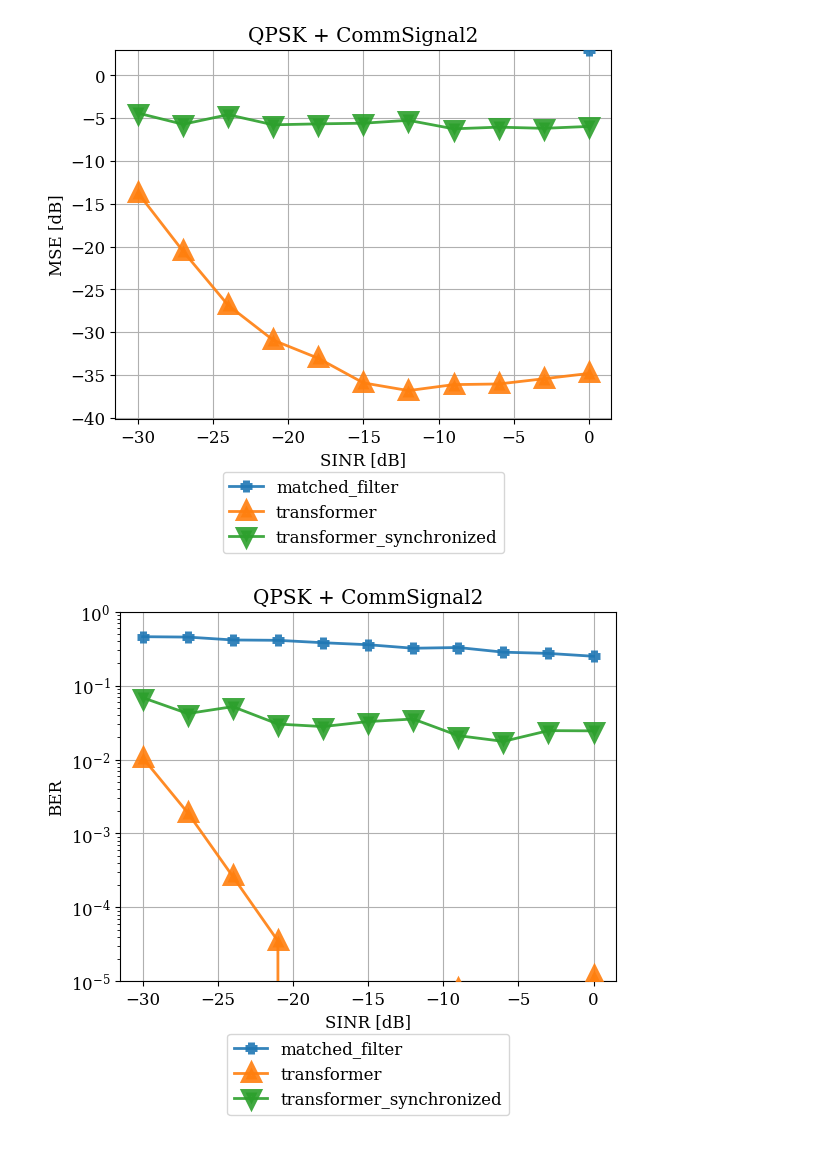
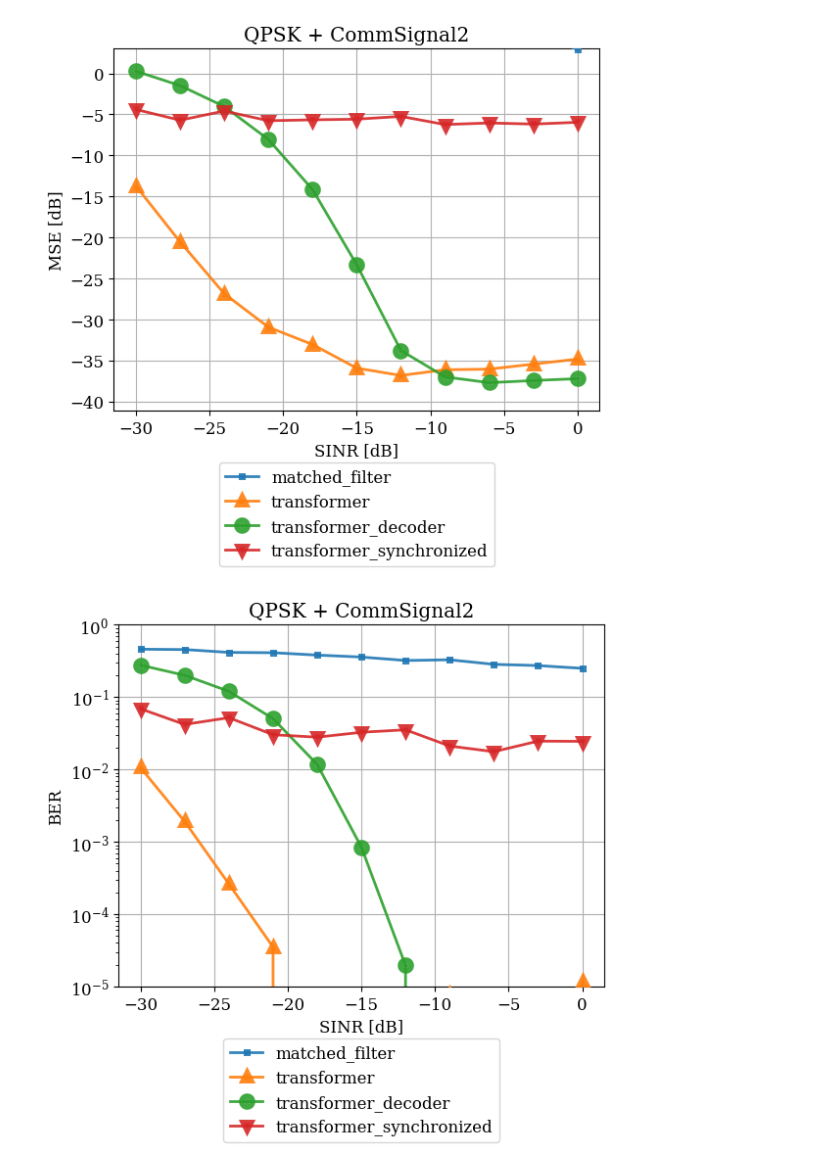
Before and after one commit to tkj516/RF_transformer, a Jupyter notebook: eval/visualize.ipynb, the cells around one changed output. Saved outputs shown, nothing was run; the diff lists cells and outputs as text; code cells hidden in the pictures.

```diff
--- a/eval/visualize.ipynb
+++ b/eval/visualize.ipynb
@@ -28,16 +28,40 @@ def compute_ber_score(ber_mean, ber_thr=1e-2):
 # %%
 testset_identifier = "TestSet1Mixture"
 
-all_methods_string = ["matched_filter", "transformer", "transformer_synchronized"]
+all_methods_string = [
+    "matched_filter",
+    "transformer",
+    "transformer_decoder",
+    "transformer_synchronized",
+]
 
 marker_dict = {
     "matched_filter": "+",
     "transformer": "^",
+    "transformer_decoder": "o",
     "transformer_synchronized": "v",
 }
-ms_dict = {"matched_filter": 8, "transformer": 8, "transformer_synchronized": 8}
-mew_dict = {"matched_filter": 5, "transformer": 5, "transformer_synchronized": 5}
-zorder_dict = {"matched_filter": 90, "transformer": 90, "transformer_synchronized": 90}
+ms_dict = {
+    "matched_filter": 4,
+    "transformer": 4,
+    "transformer_decoder": 4,
+    "transformer_synchronized": 4,
+}
+mew_dict = {
+    "matched_filter": 5,
+    "transformer": 5,
+    "transformer_decoder": 8,
+    "transformer_synchronized": 5,
+}
+zorder_dict = {
+    "matched_filter": 90,
+    "transformer": 90,
+    "transformer_decoder": 90,
+    "transformer_synchronized": 90,
+}
+
+if not os.path.exists("/home/tejasj/data2/RF_transformer/eval_outputs/figures"):
+    os.makedirs("/home/tejasj/data2/RF_transformer/eval_outputs/figures")
 
 for soi_type in ["QPSK"]:
     for interference_sig_type in ["CommSignal2"]:
@@ -46,10 +70,11 @@ for soi_type in ["QPSK"]:
             mse_mean, ber_mean = pickle.load(
                 open(
                     os.path.join(
-                        "eval_outputs",
+                        "/home/tejasj/data2/RF_transformer/eval_outputs",
                         "results",
                         "unsynchronized",
-                        f"{id_string}_{testset_identifier}_exports_summary_{soi_type}_{interference_sig_type}.pkl",
+                        f"{id_string}_{testset_identifier}_exports_summary_"
+                        f"{soi_type}_{interference_sig_type}.pkl",
                     ),
                     "rb",
                 )
@@ -79,42 +104,44 @@ for soi_type in ["QPSK"]:
         plt.xlabel("SINR [dB]")
         plt.ylabel("MSE [dB]")
         plt.title(f"{soi_type} + {interference_sig_type}")
+
         plt.savefig(
             os.path.join(
-                "figures",
+                "/home/tejasj/data2/RF_transformer/eval_outputs/figures",
                 f"collated_MSE_{soi_type}_{interference_sig_type}_Comparison.png",
             ),
             dpi=300,
             bbox_inches="tight",
         )
 
         plt.figure()
         for id_str in ber_to_plot.keys():
             marker_style = "x--" if "Default" in id_str else marker_dict[id_str] + "-"
             plt.semilogy(
                 all_sinr,
                 ber_to_plot[id_str],
                 marker_style,
                 label=id_str,
                 alpha=0.6 if "Default" in id_str else 0.9,
                 ms=ms_dict[id_str],
                 mew=mew_dict[id_str],
                 zorder=zorder_dict[id_str],
             )
         plt.legend(loc="upper center", bbox_to_anchor=(0.5, -0.12))
         plt.grid()
         plt.ylim([1e-5, 1])
         plt.xlabel("SINR [dB]")
         plt.ylabel("BER")
         plt.title(f"{soi_type} + {interference_sig_type}")
+
         plt.savefig(
             os.path.join(
-                "figures",
+                "/home/tejasj/data2/RF_transformer/eval_outputs/figures",
                 f"collated_BER_{soi_type}_{interference_sig_type}_Comparison.png",
             ),
             dpi=300,
             bbox_inches="tight",
         )
 # %% [output]
-[figure, old version]
+[figure, new version]
-[figure, old version]
+[figure, new version]
```
Also changed, not shown: 5 other files.
